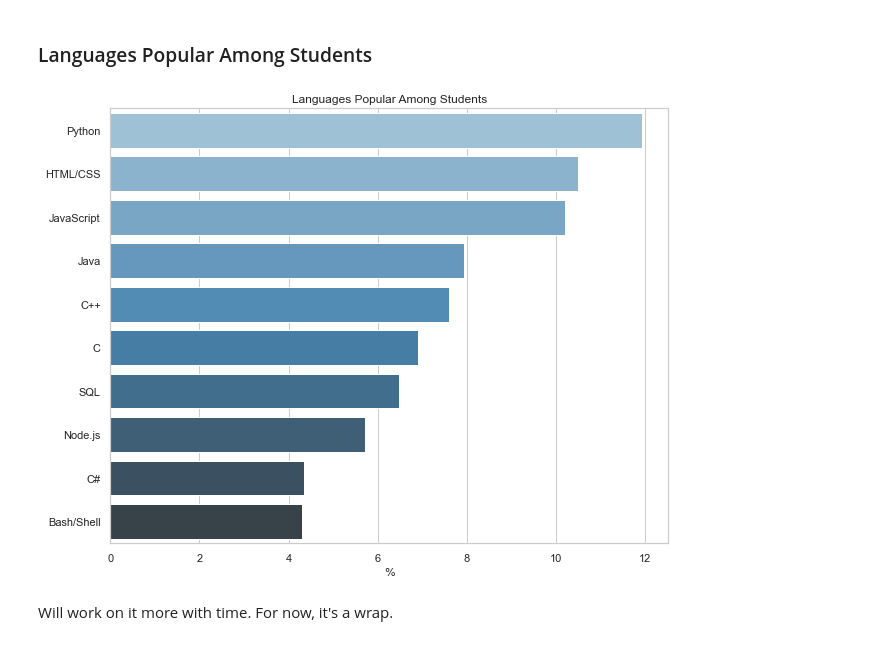
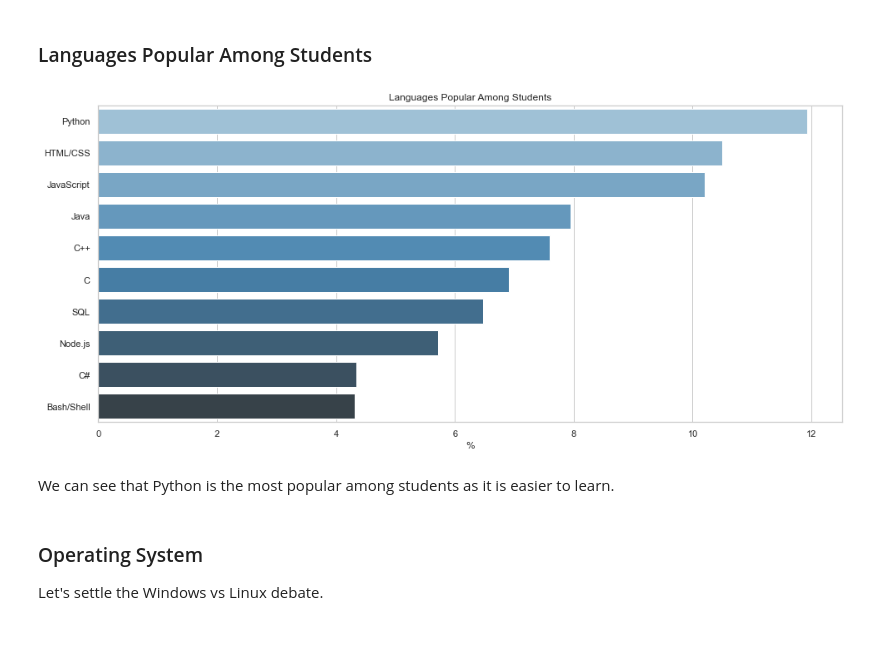
Before and after one commit to Talha0077/Stackoverflow-2021-Survey-EDA, a Jupyter notebook: EDA.ipynb, the cells around one changed output. Cells and saved outputs as stored; diff of their text form; code cells hidden in the pictures.

```diff
--- a/EDA.ipynb
+++ b/EDA.ipynb
@@ -294,12 +298,15 @@ students_df = students_df.reset_index(drop=True)
 # %%
 languages_df = one_hot_encode(students_df.LanguageHaveWorkedWith)
 # %%
-plt.figure(figsize=(10, 8))
+plt.figure(figsize=(16, 7))
 language_percent = (languages_df.sum().sort_values(ascending=False) / languages_df.sum().sum()) * 100
 sns.barplot(x=language_percent.head(10), y=language_percent.head(10).index, palette='Blues_d')
 plt.title('Languages Popular Among Students')
 plt.xlabel('%');
 # %% [output]
-[figure, old version]
+[figure, new version]
-# %% [markdown]
-Will work on it more with time. For now, it's a wrap.
+# %% [markdown]
+We can see that Python is the most popular among students as it is easier to learn.
+# %% [markdown]
+### Operating System
+Let's settle the Windows vs Linux debate.
```
Also changed, not shown: parts of 26 cells of this notebook.
